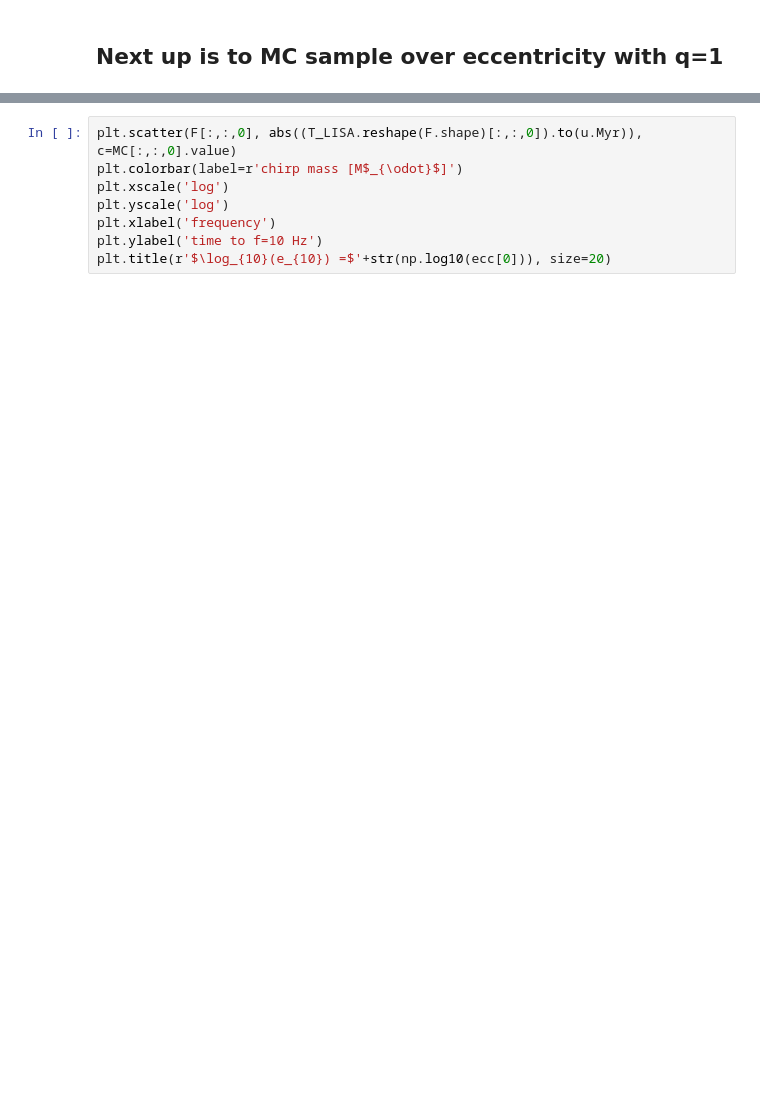
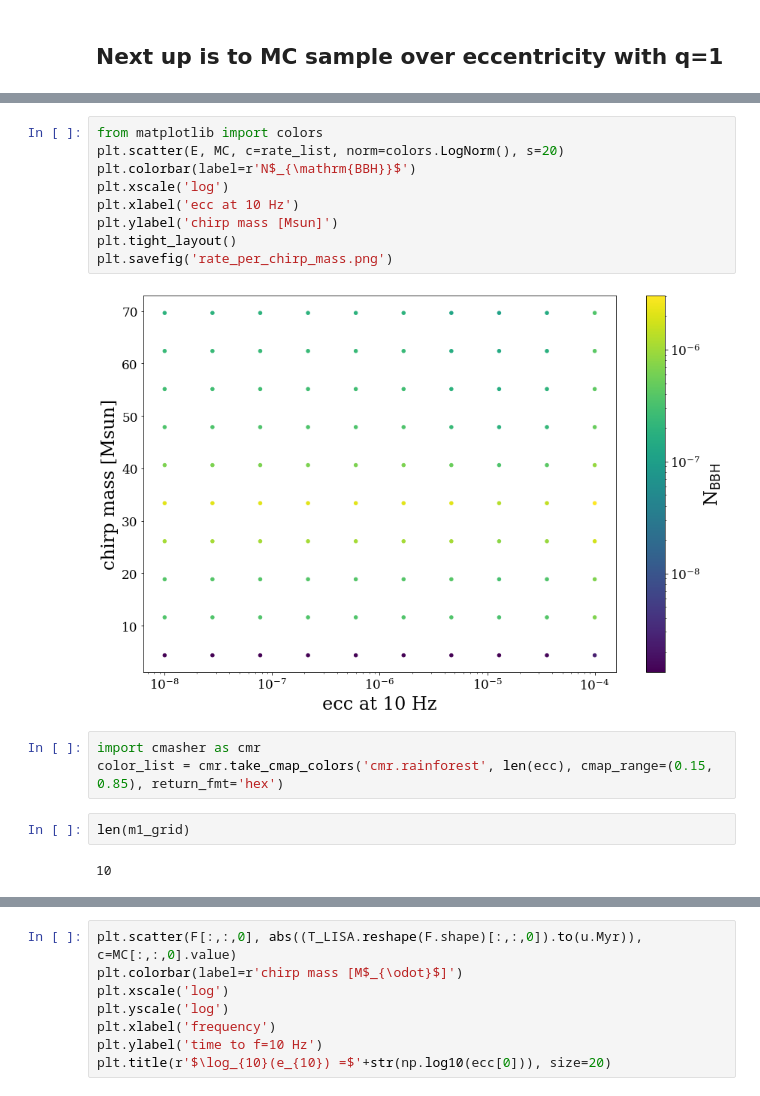
Before and after one commit to katiebreivik/eccentric-catastrophe, a Jupyter notebook: src/scripts/monte_carlo_sample.ipynb, the cells around one changed output, grey strips where cells are left out. Saved outputs shown, nothing was run; the diff lists cells and outputs as text; blank space fills up the shorter version.

```diff
--- a/src/scripts/monte_carlo_sample.ipynb
+++ b/src/scripts/monte_carlo_sample.ipynb
@@ -241,0 +390,18 @@ e_evol = e_evol.reshape((len(masses), len(f), len(ecc), 2))[:,:,:,1]
+# %%
+from matplotlib import colors
+plt.scatter(E, MC, c=rate_list, norm=colors.LogNorm(), s=20)
+plt.colorbar(label=r'N$_{\mathrm{BBH}}$')
+plt.xscale('log')
+plt.xlabel('ecc at 10 Hz')
+plt.ylabel('chirp mass [Msun]')
+plt.tight_layout()
+plt.savefig('rate_per_chirp_mass.png')
+# %% [output]
+[figure, added]
+# %%
+import cmasher as cmr
+color_list = cmr.take_cmap_colors('cmr.rainforest', len(ecc), cmap_range=(0.15, 0.85), return_fmt='hex')
+# %%
+len(m1_grid)
+# %% [output]
+10
```
Also changed, not shown: parts of 78 cells of this notebook, 4 other files.
